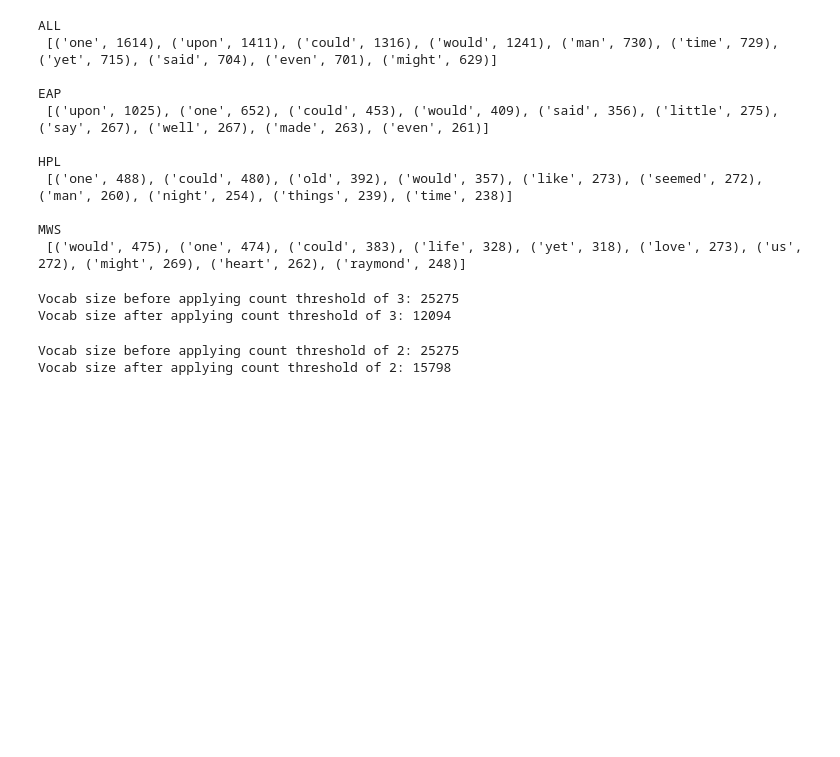
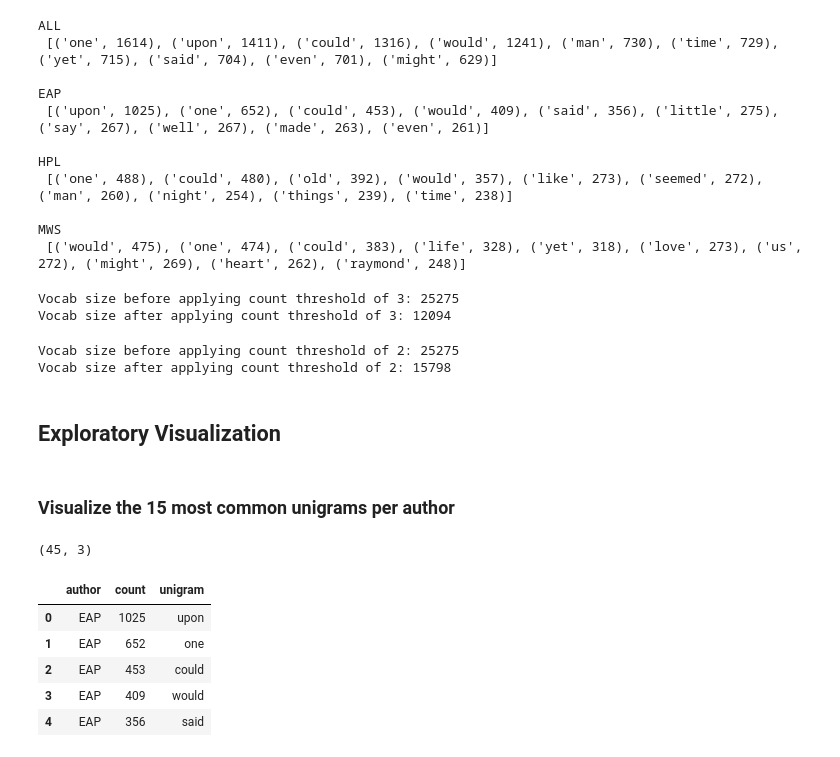
Before and after one commit to mrbarbasa/kaggle-spooky-author, a Jupyter notebook: code/eda_and_text_preprocessing.ipynb, the cells around one changed output. Cells and saved outputs as stored; diff of their text form; code cells hidden in the pictures; blank space fills up the shorter version.

```diff
--- a/code/eda_and_text_preprocessing.ipynb
+++ b/code/eda_and_text_preprocessing.ipynb
@@ -324,8 +316,9 @@ process_text(t1, remove_stopwords=True, return_tokens=True)
 # %% [output]
 ['story', "n't", 'terrible', ',', 'thought', '.']
 # %%
-# Let's keep stopword removal
+# Let's remove stopwords
 vocab = construct_vocabulary(author_texts, lambda x: process_text(x,
+                                                                  lower=True,
                                                                   remove_stopwords=True,
                                                                   return_tokens=True))
 # %% [output]
@@ -428,3 +422,5 @@ print(f'Vocab size after applying count threshold of {COUNT_THRESHOLD}:', len(al
 # %% [output]
 Vocab size before applying count threshold of 2: 25275
 Vocab size after applying count threshold of 2: 15798
+# %% [markdown]
+## Exploratory Visualization
@@ -430,0 +429,2 @@ Vocab size after applying count threshold of 2: 15798
+# %% [markdown]
+### Visualize the 15 most common unigrams per author
@@ -430,0 +442,12 @@ Vocab size after applying count threshold of 2: 15798
+# %%
+unigram_counts = construct_ngram_counts_dataframe(vocab, 'unigram', 15)
+print(unigram_counts.shape)
+unigram_counts.head()
+# %% [output]
+(45, 3)
+|  | author | count | unigram |
+| 0 | EAP | 1025 | upon |
+| 1 | EAP | 652 | one |
+| 2 | EAP | 453 | could |
+| 3 | EAP | 409 | would |
+| 4 | EAP | 356 | said |
```
Also changed, not shown: parts of 14 cells of this notebook, 1 other file.
